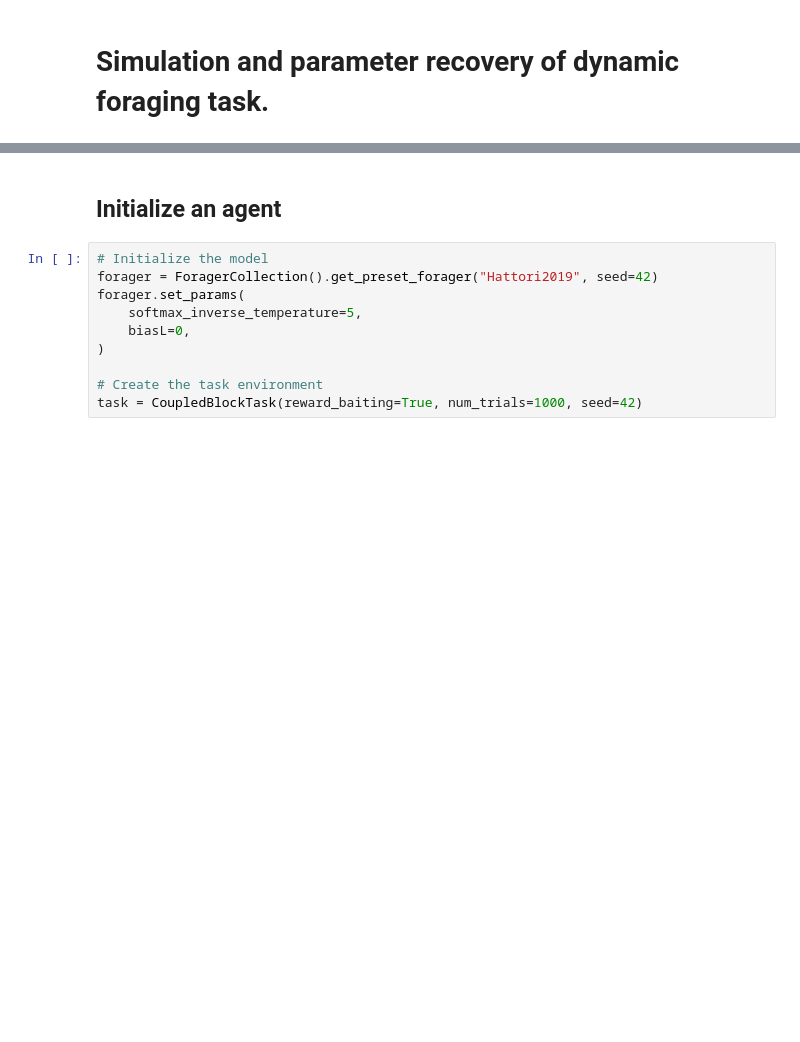
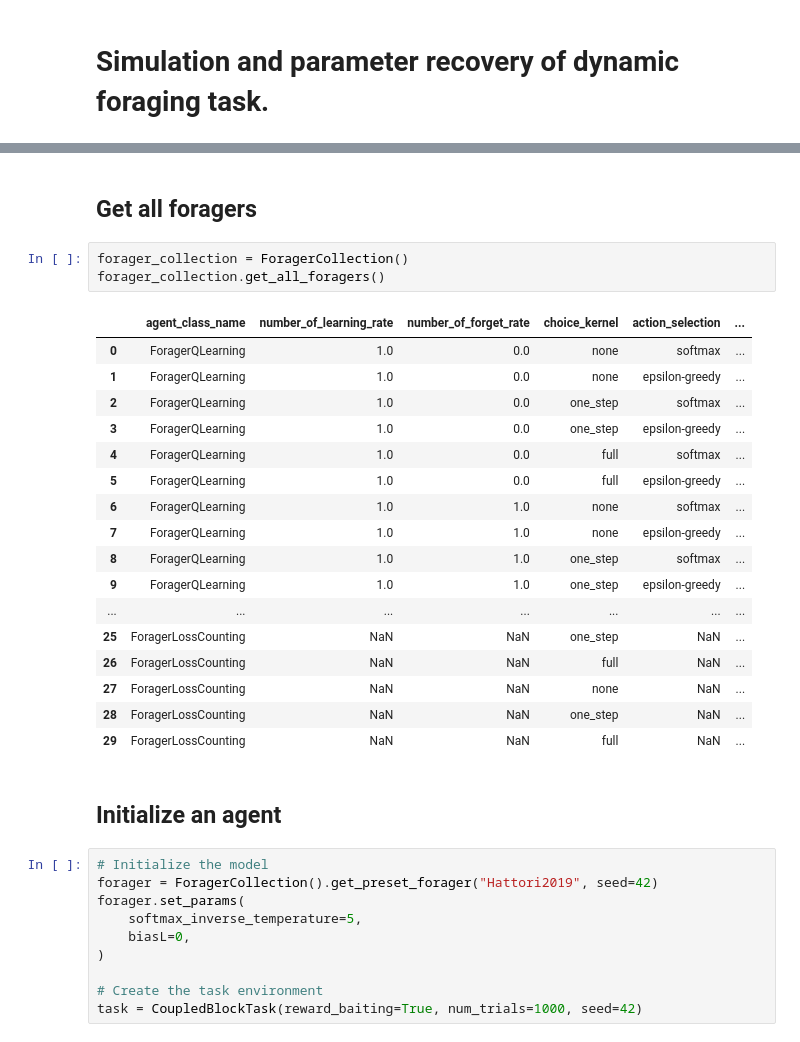
Before and after one commit to AllenNeuralDynamics/aind-dynamic-foraging-models, a Jupyter notebook: notebook/demo_RL_agents.ipynb, the cells around one changed output, grey strips where cells are left out. Drawn from its saved outputs; the diff is of its cells as text; blank space fills up the shorter version.

```diff
--- a/notebook/demo_RL_agents.ipynb
+++ b/notebook/demo_RL_agents.ipynb
@@ -13,3 +10,26 @@ The autoreload extension is already loaded. To reload it, use:
+# %% [markdown]
+## Get all foragers
+# %%
+forager_collection = ForagerCollection()
+forager_collection.get_all_foragers()
+# %% [output]
+|  | agent_class_name | number_of_learning_rate | number_of_forget_rate | choice_kernel | action_selection | ... |
+| 0 | ForagerQLearning | 1.0 | 0.0 | none | softmax | ... |
+| 1 | ForagerQLearning | 1.0 | 0.0 | none | epsilon-greedy | ... |
+| 2 | ForagerQLearning | 1.0 | 0.0 | one_step | softmax | ... |
+| 3 | ForagerQLearning | 1.0 | 0.0 | one_step | epsilon-greedy | ... |
+| 4 | ForagerQLearning | 1.0 | 0.0 | full | softmax | ... |
+| 5 | ForagerQLearning | 1.0 | 0.0 | full | epsilon-greedy | ... |
+| 6 | ForagerQLearning | 1.0 | 1.0 | none | softmax | ... |
+| 7 | ForagerQLearning | 1.0 | 1.0 | none | epsilon-greedy | ... |
+| 8 | ForagerQLearning | 1.0 | 1.0 | one_step | softmax | ... |
+| 9 | ForagerQLearning | 1.0 | 1.0 | one_step | epsilon-greedy | ... |
+| ... | ... | ... | ... | ... | ... | ... |
+| 25 | ForagerLossCounting | NaN | NaN | one_step | NaN | ... |
+| 26 | ForagerLossCounting | NaN | NaN | full | NaN | ... |
+| 27 | ForagerLossCounting | NaN | NaN | none | NaN | ... |
+| 28 | ForagerLossCounting | NaN | NaN | one_step | NaN | ... |
+| 29 | ForagerLossCounting | NaN | NaN | full | NaN | ... |
 # %% [markdown]
 ## Initialize an agent
 # %%
```
Also changed, not shown: parts of 1 cell of this notebook, 2 other files.
